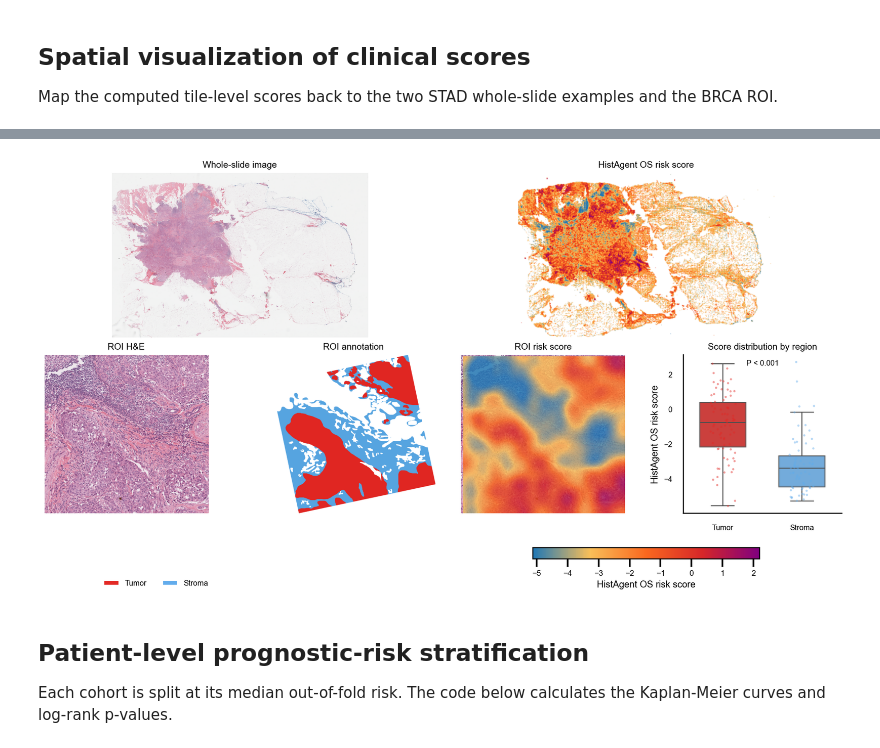
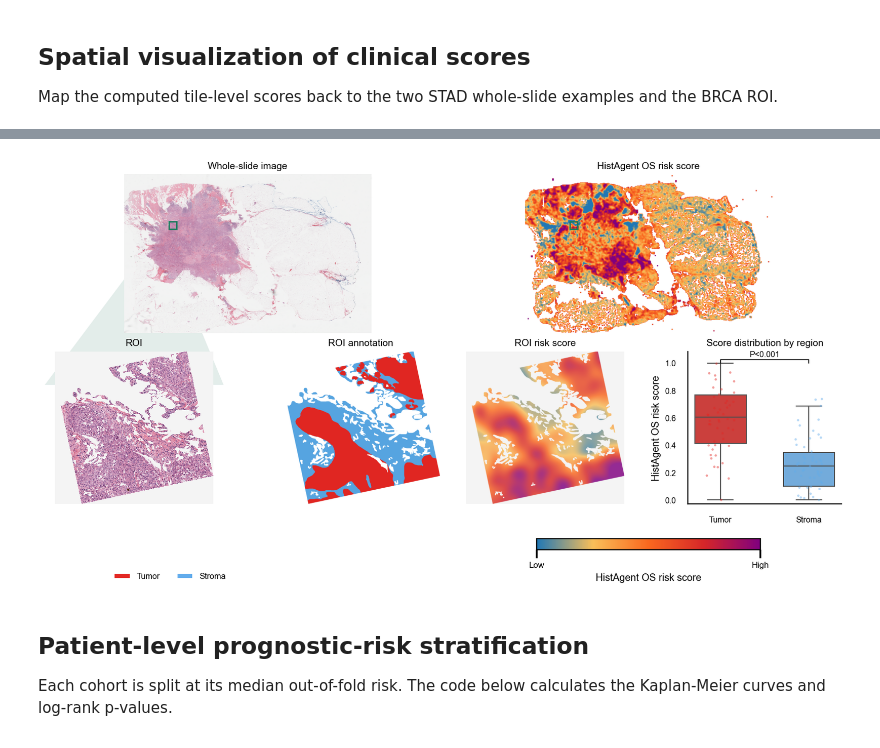
Before and after one commit to zipging/zipging.github.io, a Jupyter notebook: HistAgent/notebooks/clinical_prediction.ipynb, the cells around one changed output, grey strips where cells are left out. Drawn from its saved outputs; the diff is of its cells as text; code cells hidden in the pictures.

```diff
--- a/HistAgent/notebooks/clinical_prediction.ipynb
+++ b/HistAgent/notebooks/clinical_prediction.ipynb
@@ -506,9 +556,7 @@ roi_frame = brca_frame.loc[
     brca_frame["x"].between(roi_bounds[0], roi_bounds[2])
     & brca_frame["y"].between(roi_bounds[1], roi_bounds[3])
 ].copy()
-risk_low, risk_high = np.percentile(brca_frame["score"], [2, 98])
-
-fig = plt.figure(figsize=(12.8, 6.8), constrained_layout=True)
+fig = plt.figure(figsize=(11.8, 6.25), constrained_layout=True)
 grid = fig.add_gridspec(
     2, 4, height_ratios=[1.04, 1],
     width_ratios=[1, 1, 1, .86],
@@ -525,12 +573,19 @@ show_image(
     brca_axes["wsi"], brca_info["thumbnail"], full_bounds
 )
 brca_axes["wsi"].set_title("Whole-slide image", pad=6, fontsize=10.2)
+brca_axes["wsi"].add_patch(Rectangle(
+    (roi_bounds[0], roi_bounds[1]),
+    roi_bounds[2] - roi_bounds[0],
+    roi_bounds[3] - roi_bounds[1],
+    fill=False, edgecolor="#1B7C5C", linewidth=1.5,
+))
 
 show_raster(
     brca_axes["wsi_score"],
     score_raster(
-        brca_frame, full_bounds, risk_low, risk_high,
-        width=1000, sigma=1.25,
+        brca_frame, full_bounds,
+        brca_info["tile_size_level0_px"],
+        width=1000, smooth=True,
     ),
     full_bounds,
     interpolation="bilinear",
@@ -538,19 +593,36 @@ show_raster(
 brca_axes["wsi_score"].set_title(
     "HistAgent OS risk score", pad=6, fontsize=10.2
 )
+brca_axes["wsi_score"].add_patch(Rectangle(
+    (roi_bounds[0], roi_bounds[1]),
+    roi_bounds[2] - roi_bounds[0],
+    roi_bounds[3] - roi_bounds[1],
+    fill=False, edgecolor="#1B7C5C", linewidth=1.5,
+))
 
-show_image(brca_axes["roi"], brca_info["roi_image"], roi_bounds)
-brca_axes["roi"].set_title("ROI H&E", pad=6, fontsize=10.2)
+roi_image_array = plt.imread(wsi_dir / brca_info["roi_image"])
+roi_annotation_array = plt.imread(
+    wsi_dir / brca_info["roi_annotation"]
+)
+roi_valid_mask = np.any(
+    roi_annotation_array[..., :3] < .98, axis=2
+)
+roi_image_masked = roi_image_array[..., :3].copy()
+roi_image_masked[~roi_valid_mask] = .96
+show_raster(
+    brca_axes["roi"], roi_image_masked, roi_bounds,
+    interpolation="nearest",
+)
+brca_axes["roi"].set_title("ROI", pad=6, fontsize=10.2)
 show_image(
     brca_axes["roi_region"], brca_info["roi_annotation"], roi_bounds
 )
 brca_axes["roi_region"].set_title("ROI annotation", pad=6, fontsize=10.2)
-show_image(brca_axes["roi_score"], brca_info["roi_image"], roi_bounds)
 show_raster(
     brca_axes["roi_score"],
     tile_score_raster(
         roi_frame, roi_bounds, brca_info["tile_size_level0_px"],
-        risk_low, risk_high,
+        roi_image_array.shape[:2], valid_mask=roi_valid_mask,
     ),
     roi_bounds,
     interpolation="bilinear",
@@ -559,46 +631,94 @@ brca_axes["roi_score"].set_title("ROI risk score", pad=6, fontsize=10.2)
 
 distribution_ax = brca_axes["distribution"]
 order = ["Tumor", "Stroma"]
+score_low, score_high = np.percentile(
+    brca_annotated["score"], [2, 98]
+)
+brca_annotated["display_score"] = np.clip(
+    (brca_annotated["score"] - score_low)
+    / (score_high - score_low + 1e-9),
+    0, 1,
+)
+point_sample = pd.concat([
+    part.sample(min(len(part), 48), random_state=8)
+    for _, part in brca_annotated.groupby("region", sort=False)
+])
 sns.boxplot(
-    data=brca_annotated, x="region", y="score", order=order, hue="region",
+    data=brca_annotated, x="region", y="display_score",
+    order=order, hue="region",
     palette=REGION_COLORS, showfliers=False, width=.58,
     linewidth=1.05, legend=False, ax=distribution_ax,
 )
 sns.stripplot(
-    data=brca_annotated, x="region", y="score", order=order, hue="region",
+    data=point_sample, x="region", y="display_score",
+    order=order, hue="region",
     palette=REGION_COLORS, size=2.5, alpha=.45, jitter=.16,
     legend=False, ax=distribution_ax,
 )
 p_value = region_tests.query("cohort == 'BRCA'")["Mann–Whitney P"].iloc[0]
 distribution_ax.set_title("Score distribution by region", pad=6, fontsize=10.2)
 distribution_ax.set_xlabel("")
 distribution_ax.set_ylabel("HistAgent OS risk score")
+distribution_ax.plot(
+    [0, 0, 1, 1], [1.00, 1.025, 1.025, 1.00],
+    color="black", linewidth=.9,
+)
 distribution_ax.text(
-    .5, .97, "P < 0.001" if p_value < .001 else f"P = {p_value:.3f}",
-    transform=distribution_ax.transAxes, ha="center", va="top", fontsize=8.5,
+    .5, 1.035, "P<0.001" if p_value < .001 else f"P={p_value:.3f}",
+    ha="center", va="bottom", fontsize=8.5,
 )
+distribution_ax.set_ylim(-.03, 1.085)
 distribution_ax.tick_params(labelsize=8.5, colors="black")
 sns.despine(ax=distribution_ax)
+
+fig.canvas.draw()
+roi_wsi_points = [
+    brca_axes["wsi"].transData.transform(
+        (roi_bounds[0], roi_bounds[3])
+    ),
+    brca_axes["wsi"].transData.transform(
+        (roi_bounds[2], roi_bounds[3])
+    ),
+]
+roi_panel_points = [
+    brca_axes["roi"].transAxes.transform((0, 1)),
+    brca_axes["roi"].transAxes.transform((1, 1)),
+]
+connector_points = [
+    fig.transFigure.inverted().transform(point)
+    for point in roi_wsi_points + roi_panel_points[::-1]
+]
+fig.patches.append(Polygon(
+    connector_points,
+    transform=fig.transFigure,
+    facecolor="#D9E6E3",
+    edgecolor="none",
+    alpha=.72,
+    zorder=-1,
+))
 
 fig.legend(
     handles=[
         Patch(facecolor=REGION_COLORS["Tumor"], label="Tumor"),
         Patch(facecolor=REGION_COLORS["Stroma"], label="Stroma"),
     ],
     loc="lower left", bbox_to_anchor=(0.08, -0.008),
     ncol=2, frameon=False, fontsize=8.7,
 )
 fig.colorbar(
     ScalarMappable(
-        norm=Normalize(risk_low, risk_high), cmap=risk_cmap
+        norm=Normalize(0, 1), cmap=risk_cmap
     ),
     ax=[brca_axes["wsi_score"], brca_axes["roi_score"]],
     location="bottom", shrink=.58, pad=.04,
     label="HistAgent OS risk score",
+    ticks=[0, 1],
 )
+colorbar = fig.axes[-1]
+colorbar.set_xticklabels(["Low", "High"])
 plt.show()
 # %% [output]
-[figure, old version]
+[figure, new version]
 # %% [markdown]
 ## Patient-level prognostic-risk stratification
 
```
Also changed, not shown: parts of 8 cells of this notebook, 7 other files.
